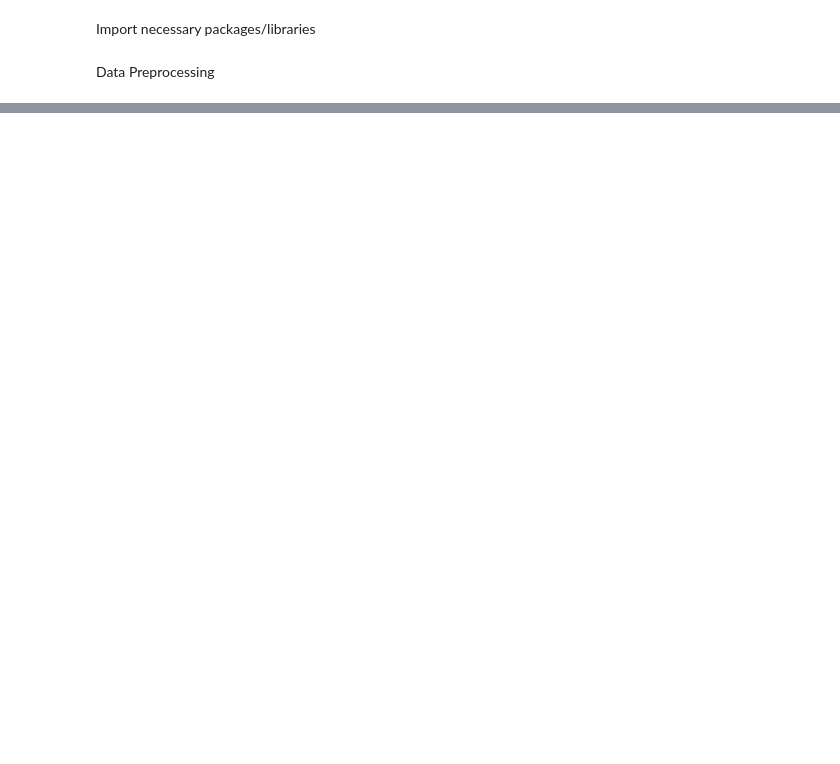
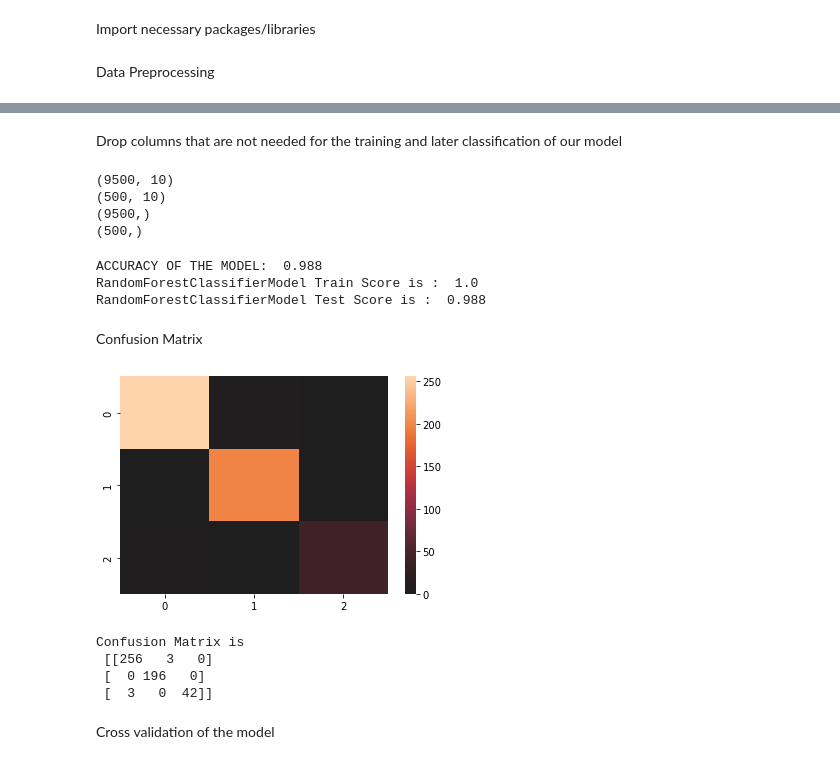
Before and after one commit to Alexandre-Frantz/Assignment-1, a Jupyter notebook: ML_technical_assignment_1_Alexandre_Frantz_0170616914.ipynb, the cells around one changed output, grey strips where cells are left out. Saved outputs shown, nothing was run; the diff lists cells and outputs as text; code cells hidden in the pictures; blank space fills up the shorter version.

```diff
--- a/ML_technical_assignment_1_Alexandre_Frantz_0170616914.ipynb
+++ b/ML_technical_assignment_1_Alexandre_Frantz_0170616914.ipynb
@@ -101,0 +256,11 @@ Data Preprocessing
+# %%
+print(df['class'].value_counts())
+# Replace celestial body class with:
+# 0: GALAXY
+# 1: STAR
+# 2: QSO
+df['class'] = df['class'].replace(to_replace='GALAXY' , value=0)
+
+df['class'] = df['class'].replace(to_replace='STAR' , value=1)
+
+df['class'] = df['class'].replace(to_replace='QSO' , value=2)
@@ -101,0 +272,69 @@ Data Preprocessing
+# %% [markdown]
+Drop columns that are not needed for the training and later classification of our model
+# %%
+df.drop(columns = ['objid', 'rerun', 'field', 'specobjid', 'plate', 'mjd', 'fiberid'], inplace=True)
+# %%
+from os import X_OK
+
+
+x = df.drop(labels='class', axis=1)
+y = df['class']
+(X_train, X_test, y_train, y_test) = ms.train_test_split(x, y, test_size=.05, random_state=0)
+
+print(X_train.shape)
+
+print(X_test.shape)
+
+print(y_train.shape)
+
+print(y_test.shape)
+# %% [output]
+(9500, 10)
+(500, 10)
+(9500,)
+(500,)
+# %%
+from sklearn.ensemble import RandomForestClassifier
+
+
+clf = RandomForestClassifier(n_estimators = 100)
+
+# Training the model on the training dataset
+# fit function is used to train the model using the training sets as parameters
+clf.fit(X_train, y_train)
+
+# performing predictions on the test dataset
+y_pred = clf.predict(X_test)
+
+# metrics are used to find accuracy or error
+from sklearn import metrics
+print()
+
+# using metrics module for accuracy calculation
+print("ACCURACY OF THE MODEL: ", metrics.accuracy_score(y_test, y_pred))
+print('RandomForestClassifierModel Train Score is : ' , clf.score(X_train, y_train))
+print('RandomForestClassifierModel Test Score is : ' , clf.score(X_test, y_test))
+# %% [output]
+ACCURACY OF THE MODEL:  0.988
+RandomForestClassifierModel Train Score is :  1.0
+RandomForestClassifierModel Test Score is :  0.988
+# %% [markdown]
+Confusion Matrix
+# %%
+from sklearn.metrics import confusion_matrix
+import seaborn as sns
+y_pred_RF = clf.predict(X_test)
+CM_RF = confusion_matrix(y_test, y_pred_RF)
+
+sns.heatmap(CM_RF, center=True)
+plt.show()
+
+print('Confusion Matrix is\n', CM_RF)
+# %% [output]
+[figure, added]
+Confusion Matrix is
+ [[256   3   0]
+ [  0 196   0]
+ [  3   0  42]]
+# %% [markdown]
+Cross validation of the model
```
Also changed, not shown: parts of 25 cells of this notebook, 1 other file.
